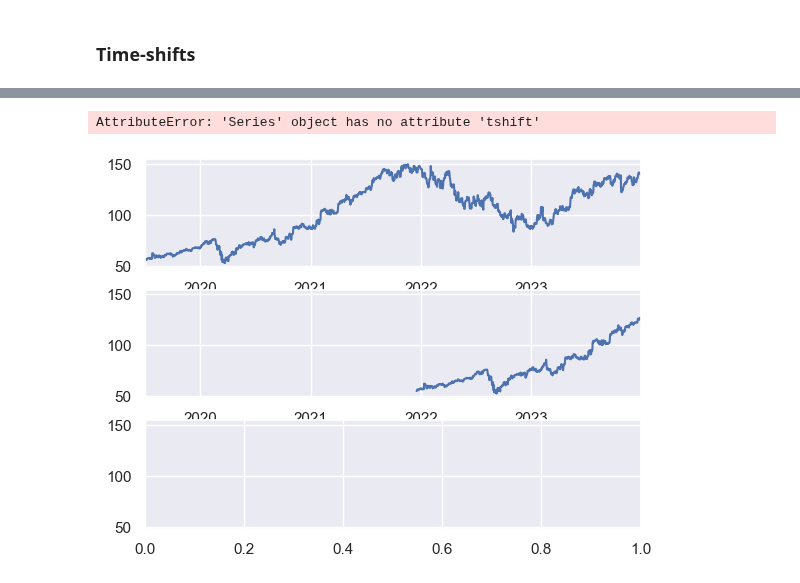
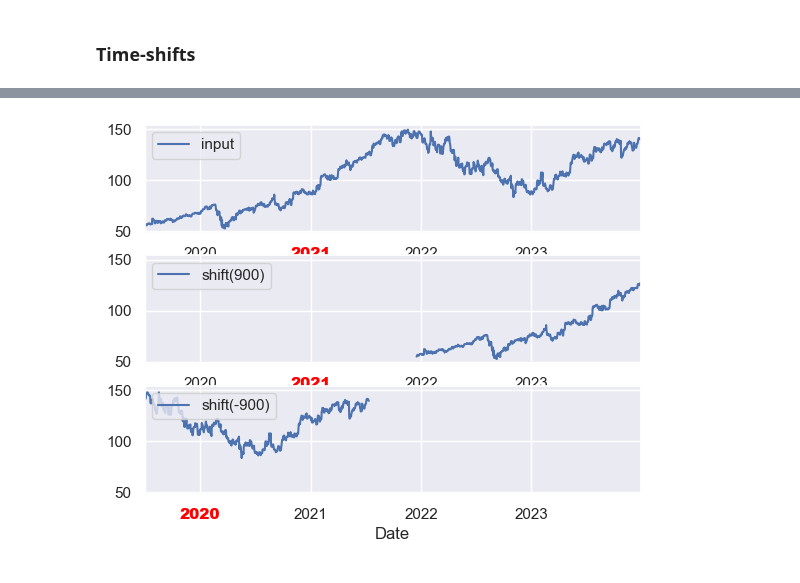
Before and after one commit to denis-james/Self-Learning, a Jupyter notebook: Pandas/11. Working with Time Series Data.ipynb, the cells around one changed output, grey strips where cells are left out. Saved outputs shown, nothing was run; the diff lists cells and outputs as text; code cells hidden in the pictures.

```diff
--- a/Pandas/11. Working with Time Series Data.ipynb
+++ b/Pandas/11. Working with Time Series Data.ipynb
@@ -285,28 +309,27 @@ The top panel of the generated graph shows the weekends being missed out because
 # %%
 fig, ax = plt.subplots(3, sharey=True)
 
 # apply a frequency to the data
 goog = goog.asfreq('D', method='pad')
 
 goog.plot(ax=ax[0])
 goog.shift(900).plot(ax=ax[1])
-goog.tshift(900).plot(ax=ax[2])
+goog.shift(-900).plot(ax=ax[2])
 
 # legends and annotations
 local_max = pd.to_datetime('2007-11-05')
 offset = pd.Timedelta(900, 'D')
 
 ax[0].legend(['input'], loc=2)
 ax[0].get_xticklabels()[2].set(weight='heavy', color='red')
 ax[0].axvline(local_max, alpha=0.3, color='red')
 
 ax[1].legend(['shift(900)'], loc=2)
 ax[1].get_xticklabels()[2].set(weight='heavy', color='red')
 ax[1].axvline(local_max + offset, alpha=0.3, color='red')
 
-ax[2].legend(['tshift(900)'], loc=2)
+ax[2].legend(['shift(-900)'], loc=2)
 ax[2].get_xticklabels()[1].set(weight='heavy', color='red')
 ax[2].axvline(local_max + offset, alpha=0.3, color='red');
 # %% [output]
-AttributeError: 'Series' object has no attribute 'tshift'
-[figure, old version]
+[figure, new version]
```
Also changed, not shown: parts of 9 cells of this notebook.
